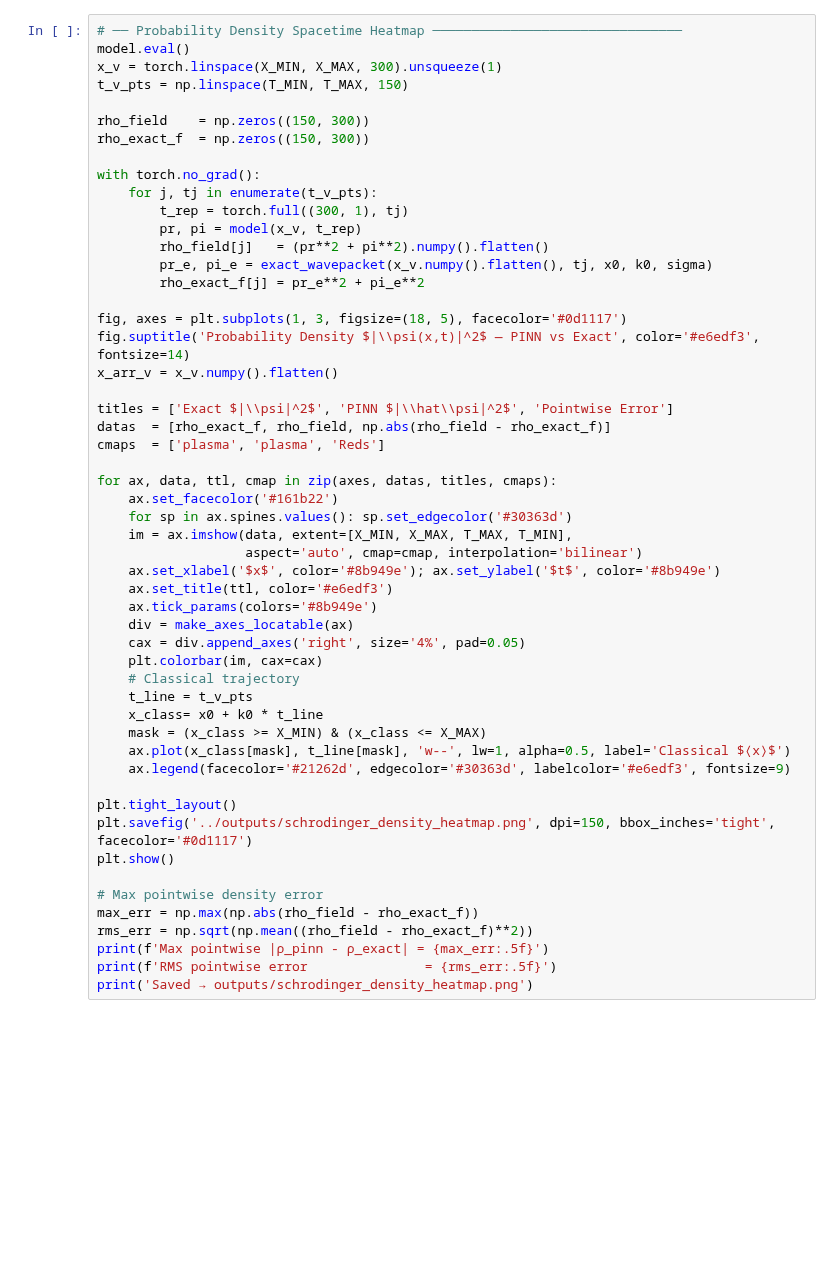
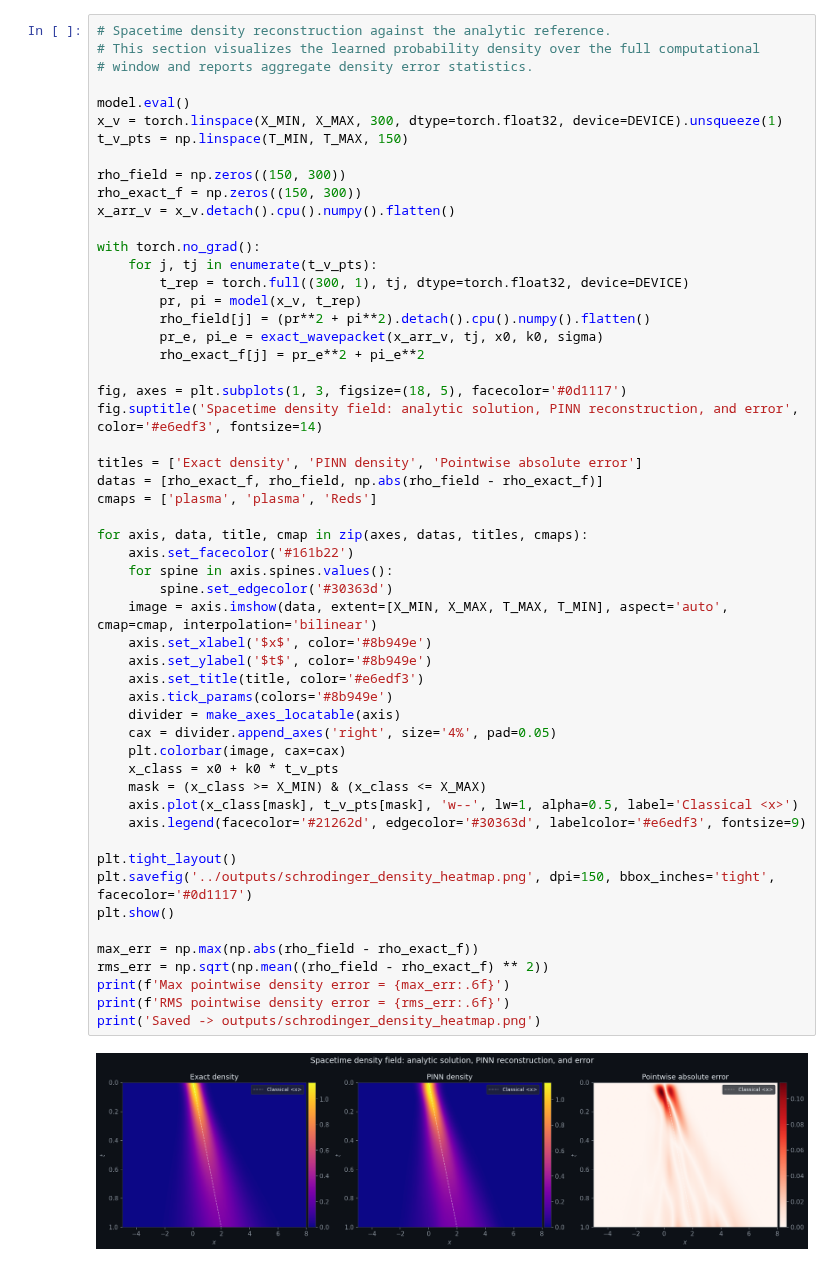
Before and after one commit to thmolena/QuantumPINNs-Physics-Informed-Neural-Networks-for-Quantum-Relevant-Physical-Modeling, a Jupyter notebook: notebooks/pinn_schrodinger.ipynb, the cells around one changed output. Saved outputs shown, nothing was run; the diff lists cells and outputs as text; blank space fills up the shorter version.

```diff
--- a/notebooks/pinn_schrodinger.ipynb
+++ b/notebooks/pinn_schrodinger.ipynb
@@ -493,53 +559,56 @@ print('Saved → outputs/schrodinger_convergence.png')
 # %%
-# ── Probability Density Spacetime Heatmap ────────────────────────────────
+# Spacetime density reconstruction against the analytic reference.
+# This section visualizes the learned probability density over the full computational
+# window and reports aggregate density error statistics.
+
 model.eval()
-x_v = torch.linspace(X_MIN, X_MAX, 300).unsqueeze(1)
+x_v = torch.linspace(X_MIN, X_MAX, 300, dtype=torch.float32, device=DEVICE).unsqueeze(1)
 t_v_pts = np.linspace(T_MIN, T_MAX, 150)
 
-rho_field    = np.zeros((150, 300))
-rho_exact_f  = np.zeros((150, 300))
+rho_field = np.zeros((150, 300))
+rho_exact_f = np.zeros((150, 300))
+x_arr_v = x_v.detach().cpu().numpy().flatten()
 
 with torch.no_grad():
     for j, tj in enumerate(t_v_pts):
-        t_rep = torch.full((300, 1), tj)
+        t_rep = torch.full((300, 1), tj, dtype=torch.float32, device=DEVICE)
         pr, pi = model(x_v, t_rep)
-        rho_field[j]   = (pr**2 + pi**2).numpy().flatten()
-        pr_e, pi_e = exact_wavepacket(x_v.numpy().flatten(), tj, x0, k0, sigma)
+        rho_field[j] = (pr**2 + pi**2).detach().cpu().numpy().flatten()
+        pr_e, pi_e = exact_wavepacket(x_arr_v, tj, x0, k0, sigma)
         rho_exact_f[j] = pr_e**2 + pi_e**2
 
 fig, axes = plt.subplots(1, 3, figsize=(18, 5), facecolor='#0d1117')
-fig.suptitle('Probability Density $|\\psi(x,t)|^2$ — PINN vs Exact', color='#e6edf3', fontsize=14)
-x_arr_v = x_v.numpy().flatten()
+fig.suptitle('Spacetime density field: analytic solution, PINN reconstruction, and error', color='#e6edf3', fontsize=14)
 
-titles = ['Exact $|\\psi|^2$', 'PINN $|\\hat\\psi|^2$', 'Pointwise Error']
-datas  = [rho_exact_f, rho_field, np.abs(rho_field - rho_exact_f)]
-cmaps  = ['plasma', 'plasma', 'Reds']
+titles = ['Exact density', 'PINN density', 'Pointwise absolute error']
+datas = [rho_exact_f, rho_field, np.abs(rho_field - rho_exact_f)]
+cmaps = ['plasma', 'plasma', 'Reds']
 
-for ax, data, ttl, cmap in zip(axes, datas, titles, cmaps):
-    ax.set_facecolor('#161b22')
-    for sp in ax.spines.values(): sp.set_edgecolor('#30363d')
-    im = ax.imshow(data, extent=[X_MIN, X_MAX, T_MAX, T_MIN],
-                   aspect='auto', cmap=cmap, interpolation='bilinear')
-    ax.set_xlabel('$x$', color='#8b949e'); ax.set_ylabel('$t$', color='#8b949e')
-    ax.set_title(ttl, color='#e6edf3')
-    ax.tick_params(colors='#8b949e')
-    div = make_axes_locatable(ax)
-    cax = div.append_axes('right', size='4%', pad=0.05)
-    plt.colorbar(im, cax=cax)
-    # Classical trajectory
-    t_line = t_v_pts
-    x_class= x0 + k0 * t_line
+for axis, data, title, cmap in zip(axes, datas, titles, cmaps):
+    axis.set_facecolor('#161b22')
+    for spine in axis.spines.values():
+        spine.set_edgecolor('#30363d')
+    image = axis.imshow(data, extent=[X_MIN, X_MAX, T_MAX, T_MIN], aspect='auto', cmap=cmap, interpolation='bilinear')
+    axis.set_xlabel('$x$', color='#8b949e')
+    axis.set_ylabel('$t$', color='#8b949e')
+    axis.set_title(title, color='#e6edf3')
+    axis.tick_params(colors='#8b949e')
+    divider = make_axes_locatable(axis)
+    cax = divider.append_axes('right', size='4%', pad=0.05)
+    plt.colorbar(image, cax=cax)
+    x_class = x0 + k0 * t_v_pts
     mask = (x_class >= X_MIN) & (x_class <= X_MAX)
-    ax.plot(x_class[mask], t_line[mask], 'w--', lw=1, alpha=0.5, label='Classical $⟨x⟩$')
-    ax.legend(facecolor='#21262d', edgecolor='#30363d', labelcolor='#e6edf3', fontsize=9)
+    axis.plot(x_class[mask], t_v_pts[mask], 'w--', lw=1, alpha=0.5, label='Classical <x>')
+    axis.legend(facecolor='#21262d', edgecolor='#30363d', labelcolor='#e6edf3', fontsize=9)
 
 plt.tight_layout()
 plt.savefig('../outputs/schrodinger_density_heatmap.png', dpi=150, bbox_inches='tight', facecolor='#0d1117')
 plt.show()
 
-# Max pointwise density error
 max_err = np.max(np.abs(rho_field - rho_exact_f))
-rms_err = np.sqrt(np.mean((rho_field - rho_exact_f)**2))
-print(f'Max pointwise |ρ_pinn - ρ_exact| = {max_err:.5f}')
-print(f'RMS pointwise error               = {rms_err:.5f}')
-print('Saved → outputs/schrodinger_density_heatmap.png')
+rms_err = np.sqrt(np.mean((rho_field - rho_exact_f) ** 2))
+print(f'Max pointwise density error = {max_err:.6f}')
+print(f'RMS pointwise density error = {rms_err:.6f}')
+print('Saved -> outputs/schrodinger_density_heatmap.png')
+# %% [output]
+[figure, added]
```
Also changed, not shown: parts of 9 cells of this notebook, 9 other files.
